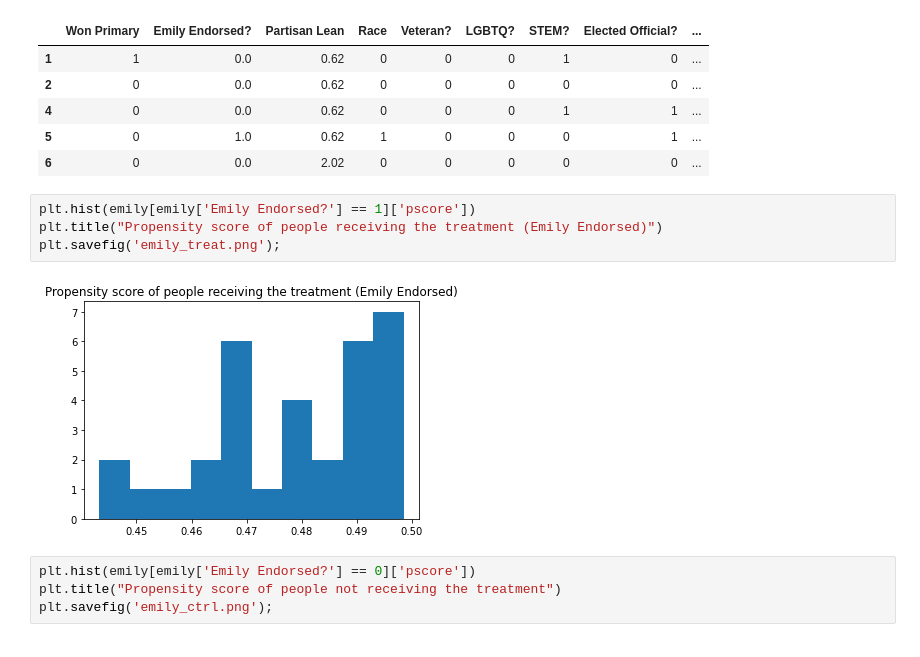
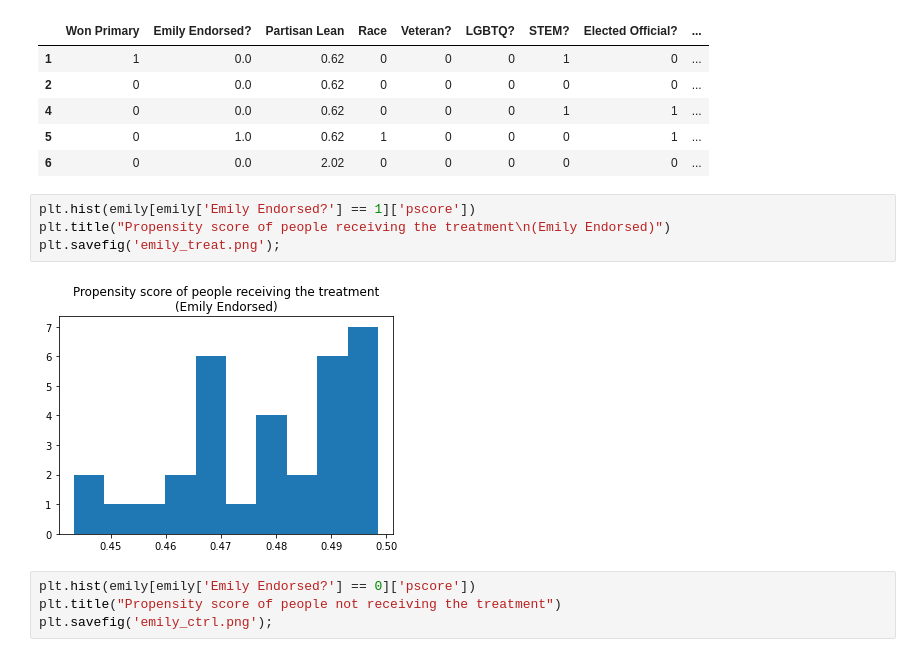
Before and after one commit to tetsu2001/102-project, a Jupyter notebook: aileen/causal.ipynb, the cells around one changed output. Saved outputs shown, nothing was run; the diff lists cells and outputs as text.

```diff
--- a/aileen/causal.ipynb
+++ b/aileen/causal.ipynb
@@ -395,10 +395,10 @@ emily.head()
 | 6 | 0 | 0.0 | 2.02 | 0 | 0 | 0 | 0 | 0 | ... |
 # %%
 plt.hist(emily[emily['Emily Endorsed?'] == 1]['pscore'])
-plt.title("Propensity score of people receiving the treatment (Emily Endorsed)")
+plt.title("Propensity score of people receiving the treatment\n(Emily Endorsed)")
 plt.savefig('emily_treat.png');
 # %% [output]
-[figure, old version]
+[figure, new version]
 # %%
 plt.hist(emily[emily['Emily Endorsed?'] == 0]['pscore'])
 plt.title("Propensity score of people not receiving the treatment")
```
Also changed, not shown: parts of 3 cells of this notebook, 5 other files.
